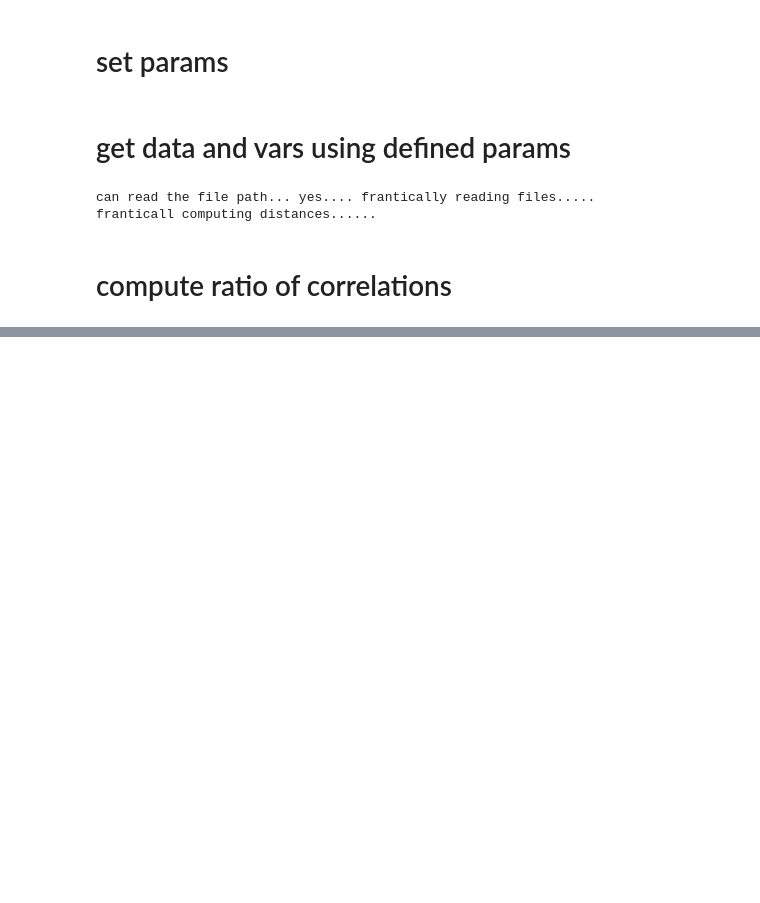
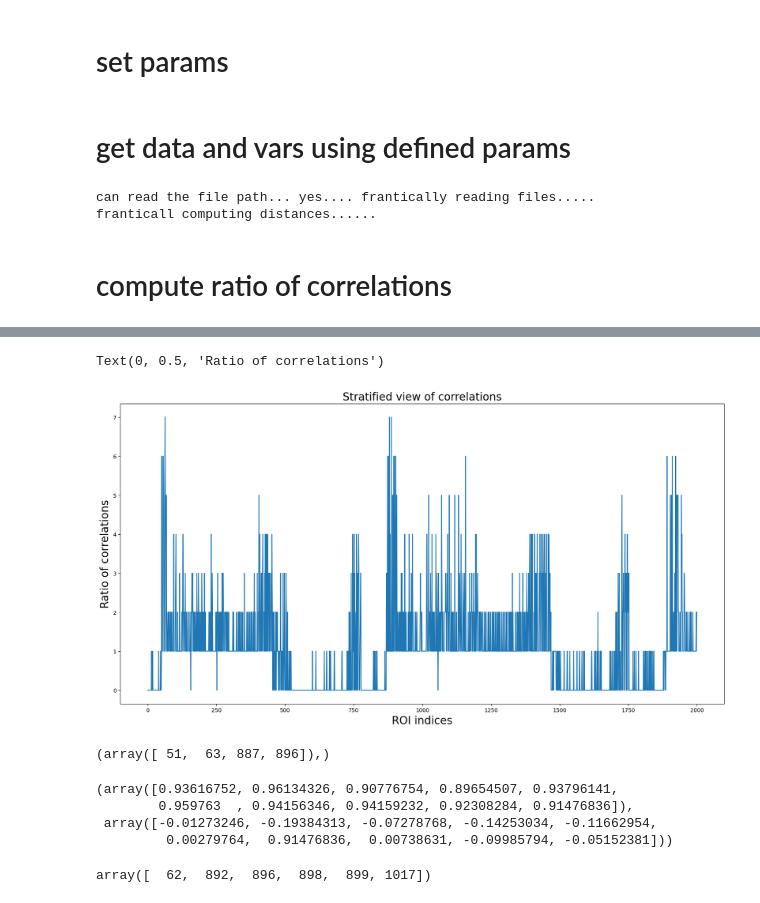
Before and after one commit to duutabib/local-gaucamole, a Jupyter notebook: notebooks/robustSigs/zebrafish_interactive_poorly_sensing.ipynb, the cells around one changed output, grey strips where cells are left out. Saved outputs shown, nothing was run; the diff lists cells and outputs as text; code cells hidden in the pictures; blank space fills up the shorter version.

```diff
--- a/notebooks/robustSigs/zebrafish_interactive_poorly_sensing.ipynb
+++ b/notebooks/robustSigs/zebrafish_interactive_poorly_sensing.ipynb
@@ -342,0 +657,9 @@ dSlike = np.empty_like(dS)
+# %%
+fig00 = plt.figure(figsize=(20, 10))
+plt.plot(rooc)
+plt.title("Stratified view of correlations", fontsize=20)
+plt.xlabel('ROI indices', fontsize=20)
+plt.ylabel('Ratio of correlations', fontsize=20)
+# %% [output]
+Text(0, 0.5, 'Ratio of correlations')
+[figure, added]
@@ -342,0 +668,17 @@ dSlike = np.empty_like(dS)
+# %%
+# return indexes for roc == 7
+
+(rooc ==7).nonzero()
+# %% [output]
+(array([ 51,  63, 887, 896]),)
+# %%
+compute_nearest_random_nbrs_corr_for_roi(63, d0, dS, 10, 2000)
+# %% [output]
+(array([0.93616752, 0.96134326, 0.90776754, 0.89654507, 0.93796141,
+        0.959763  , 0.94156346, 0.94159232, 0.92308284, 0.91476836]),
+ array([-0.01273246, -0.19384313, -0.07278768, -0.14253034, -0.11662954,
+         0.00279764,  0.91476836,  0.00738631, -0.09985794, -0.05152381]))
+# %%
+(rooc>= 7).nonzero()[0]
+# %% [output]
+array([  62,  892,  896,  898,  899, 1017])
```
Also changed, not shown: parts of 45 cells of this notebook.
